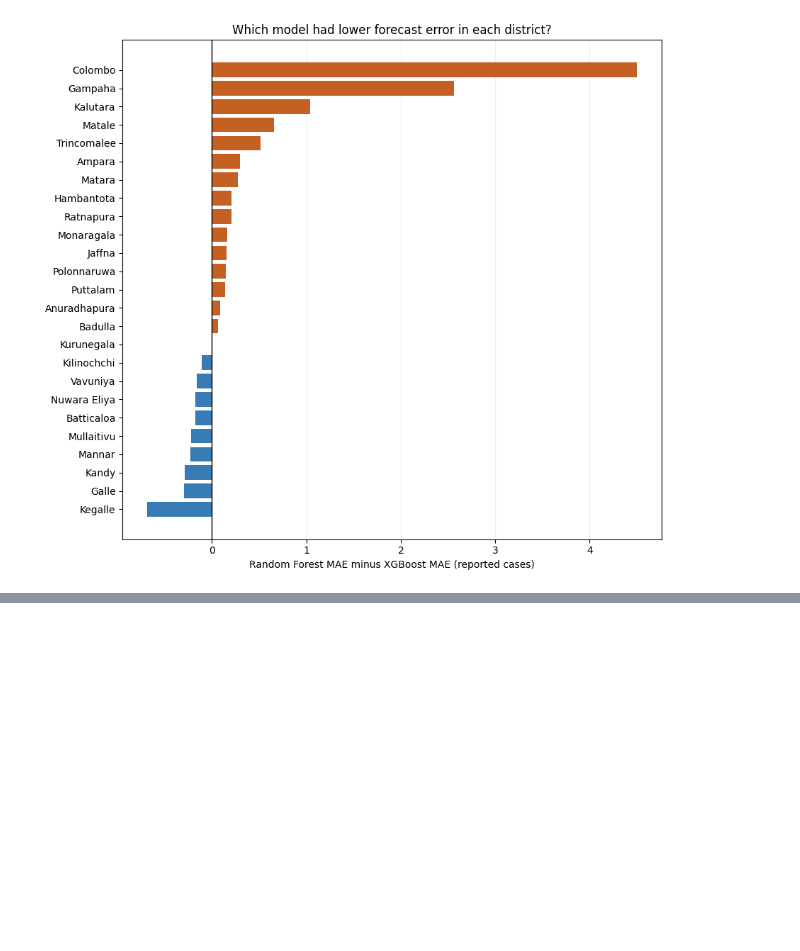
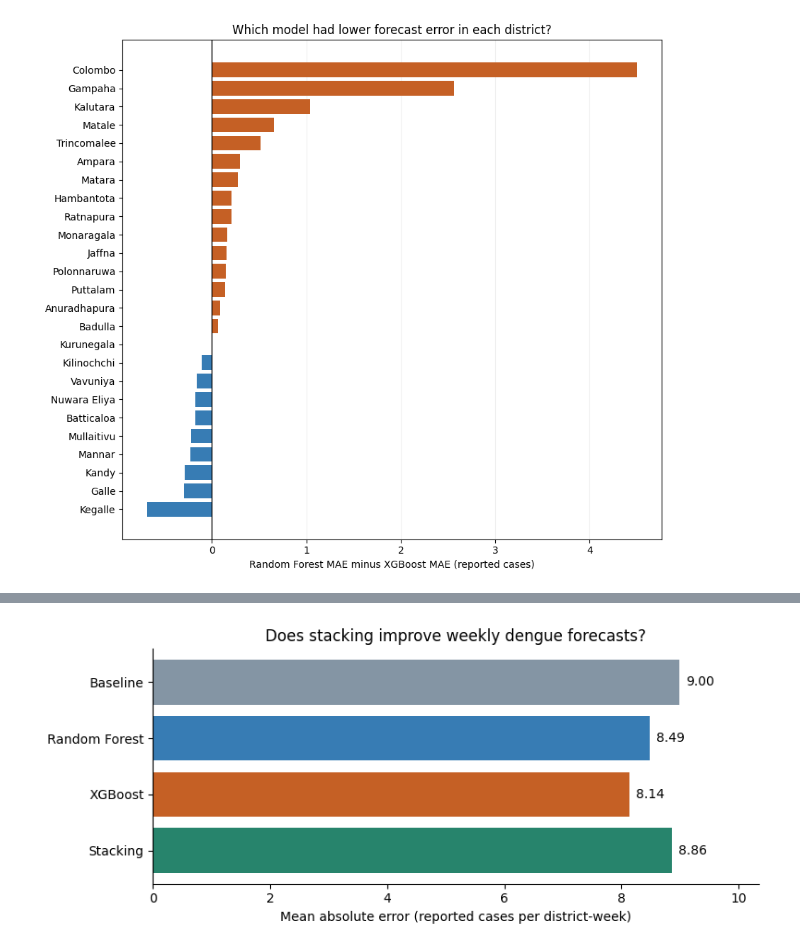
Before and after one commit to Vithu-29/sri-lanka-dengue-forecast, a Jupyter notebook: notebooks/01_explore_dengue_data.ipynb, the cells around one changed output, grey strips where cells are left out. Saved outputs shown, nothing was run; the diff lists cells and outputs as text; code cells hidden in the pictures; blank space fills up the shorter version.

Commit message:
Evaluate time-ordered stacking against dengue forecast baselines

```diff
--- a/notebooks/01_explore_dengue_data.ipynb
+++ b/notebooks/01_explore_dengue_data.ipynb
@@ -594,0 +690,23 @@ plt.show()
+# %%
+import matplotlib.pyplot as plt
+
+plot_scores = four_model_mae.reindex(
+    ["Baseline", "Random Forest", "XGBoost", "Stacking"]
+)
+
+fig, ax = plt.subplots(figsize=(8, 3.5))
+bars = ax.barh(
+    plot_scores.index,
+    plot_scores.values,
+    color=["#8495a4", "#377cb4", "#c56025", "#27846c"]
+)
+ax.bar_label(bars, fmt="%.2f", padding=5)
+ax.invert_yaxis()
+ax.set_xlim(0, plot_scores.max() * 1.15)
+ax.set_xlabel("Mean absolute error (reported cases per district-week)")
+ax.set_title("Does stacking improve weekly dengue forecasts?")
+ax.spines[["top", "right"]].set_visible(False)
+fig.tight_layout()
+plt.show()
+# %% [output]
+[figure, added]
```
Also changed, not shown: parts of 6 cells of this notebook.
